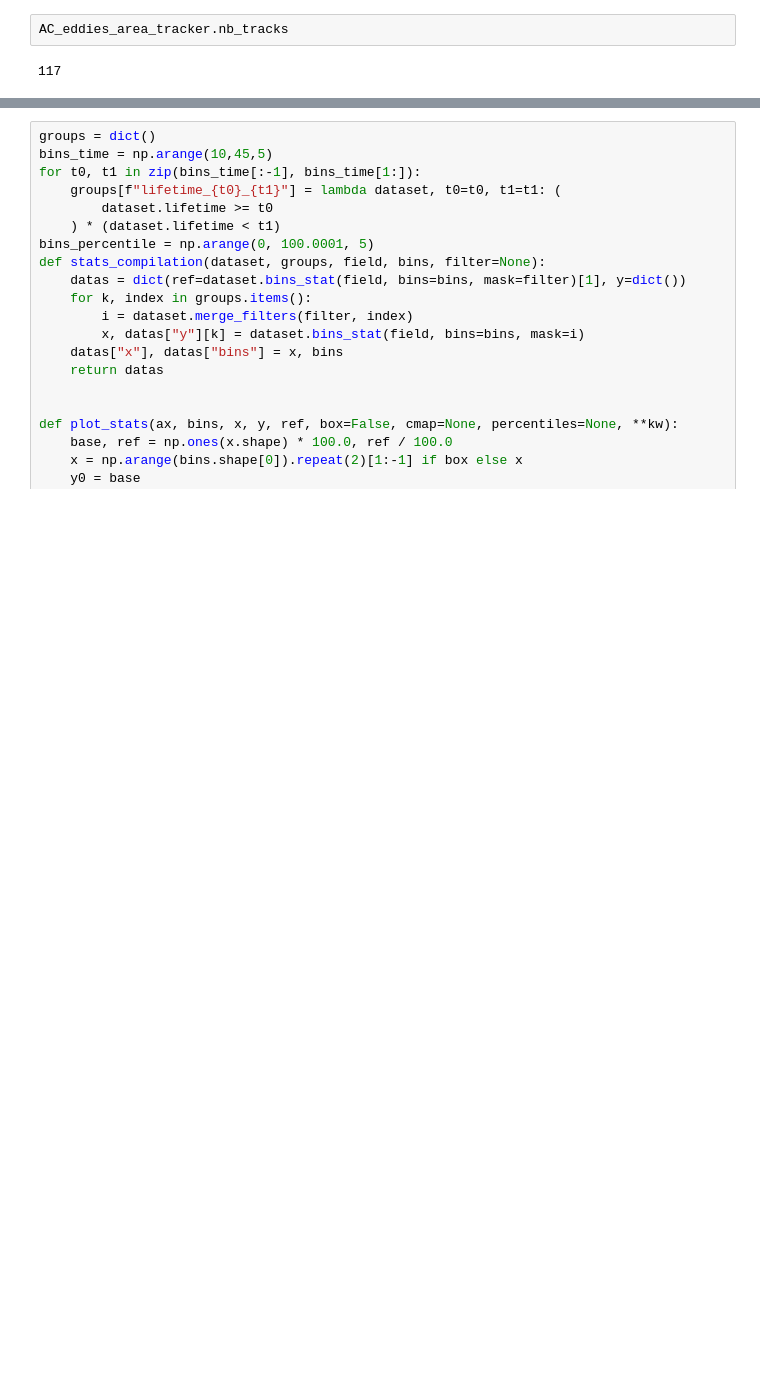
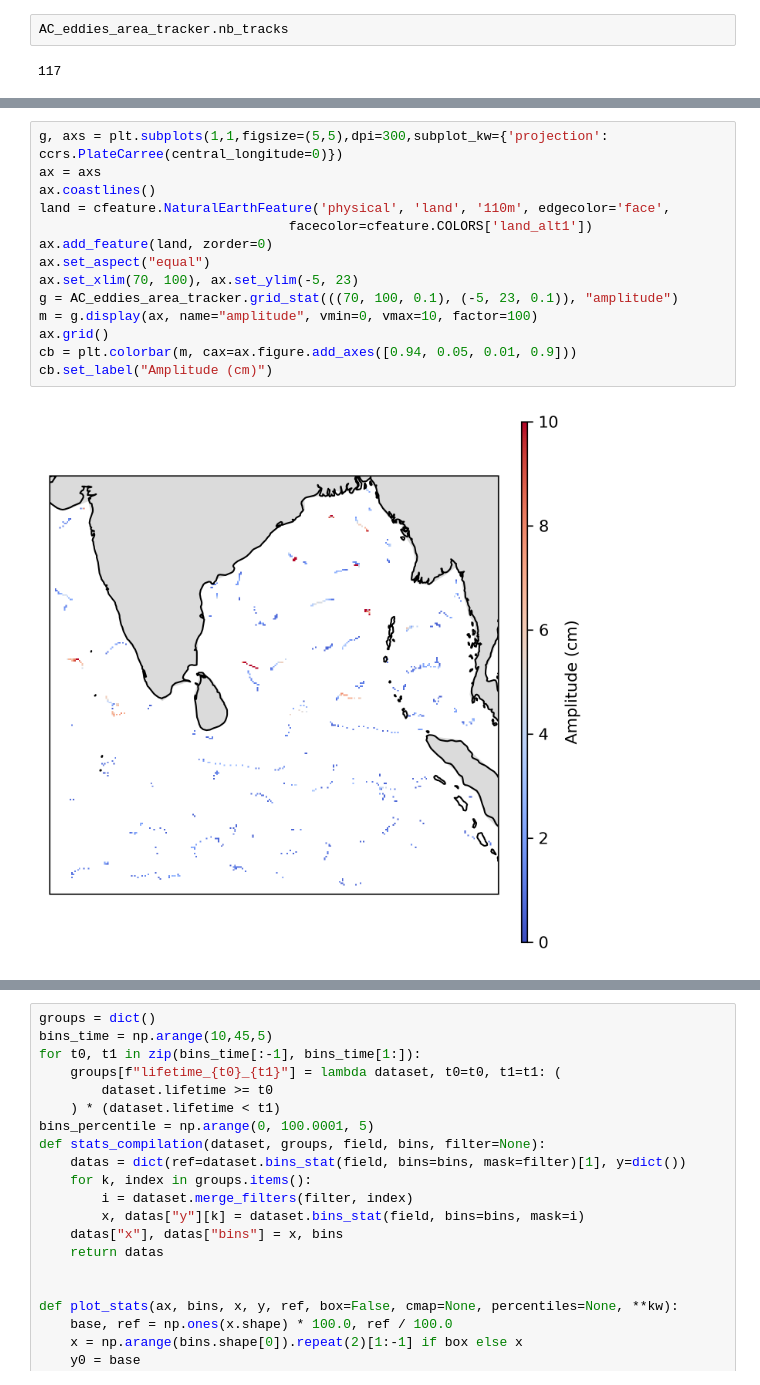
Before and after one commit to Yuhan-xue/srj_proj, a Jupyter notebook: main.ipynb, the cells around one changed output, grey strips where cells are left out. Drawn from its saved outputs; the diff is of its cells as text; blank space fills up the shorter version.

```diff
--- a/main.ipynb
+++ b/main.ipynb
@@ -89,3 +89,19 @@ ax.gridlines(draw_labels=True)
+# %%
+g, axs = plt.subplots(1,1,figsize=(5,5),dpi=300,subplot_kw={'projection': ccrs.PlateCarree(central_longitude=0)})
+ax = axs
+ax.coastlines()
+land = cfeature.NaturalEarthFeature('physical', 'land', '110m', edgecolor='face',
+                                facecolor=cfeature.COLORS['land_alt1'])
+ax.add_feature(land, zorder=0)
+ax.set_aspect("equal")
+ax.set_xlim(70, 100), ax.set_ylim(-5, 23)
+g = AC_eddies_area_tracker.grid_stat(((70, 100, 0.1), (-5, 23, 0.1)), "amplitude")
+m = g.display(ax, name="amplitude", vmin=0, vmax=10, factor=100)
+ax.grid()
+cb = plt.colorbar(m, cax=ax.figure.add_axes([0.94, 0.05, 0.01, 0.9]))
+cb.set_label("Amplitude (cm)")
+# %% [output]
+[figure, added]
 # %%
 kwargs_a = dict(label="Anticyclonic", color="r", histtype="step", density=True)
 kwargs_c = dict(label="Cyclonic", color="b", histtype="step", density=True)
```
Also changed, not shown: parts of 5 cells of this notebook, 13 other files.
